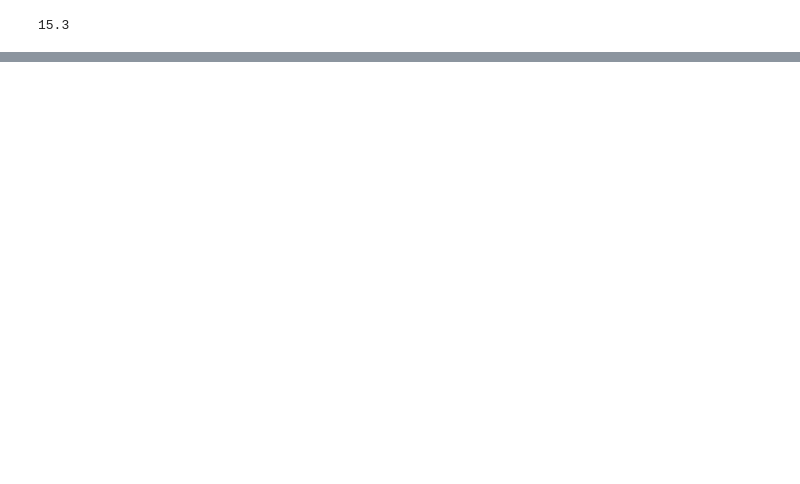
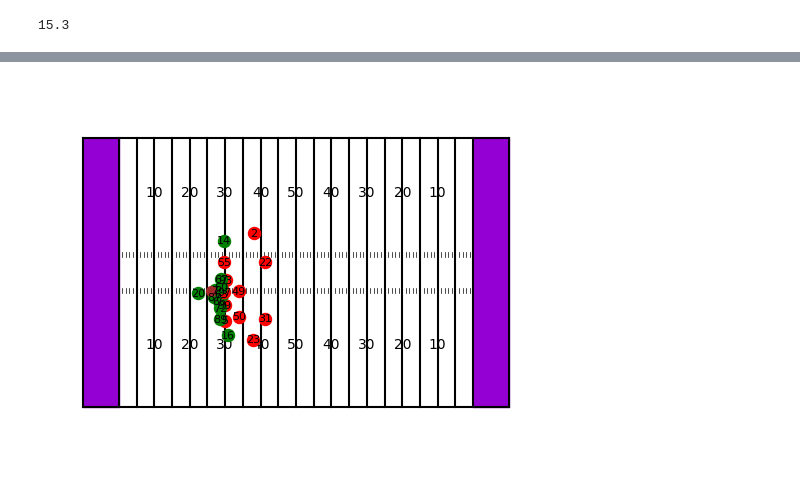
Before and after one commit to ianastalosh/big_data_bowl_2025, a Jupyter notebook: notebooks/play_plotting.ipynb, the cells around one changed output, grey strips where cells are left out. Saved outputs shown, nothing was run; the diff lists cells and outputs as text; code cells hidden in the pictures; blank space fills up the shorter version.

```diff
--- a/notebooks/play_plotting.ipynb
+++ b/notebooks/play_plotting.ipynb
@@ -176,0 +275,8 @@ fig.show()
+# %%
+sample_play = lazy_df.filter(
+    (pl.col("gameId") == 2022091200) &
+    (pl.col("playId") == 64)
+).collect()
+
+print(sample_play.shape)
+sample_play.head(5)
@@ -176,0 +487,6 @@ fig.show()
+# %%
+animated_class = PlotPlayHorizontal(sample_play)
+# %%
+animated_class.plot_frame(120)
+# %% [output]
+[figure, added]
```
Also changed, not shown: parts of 11 cells of this notebook, 1 other file.
